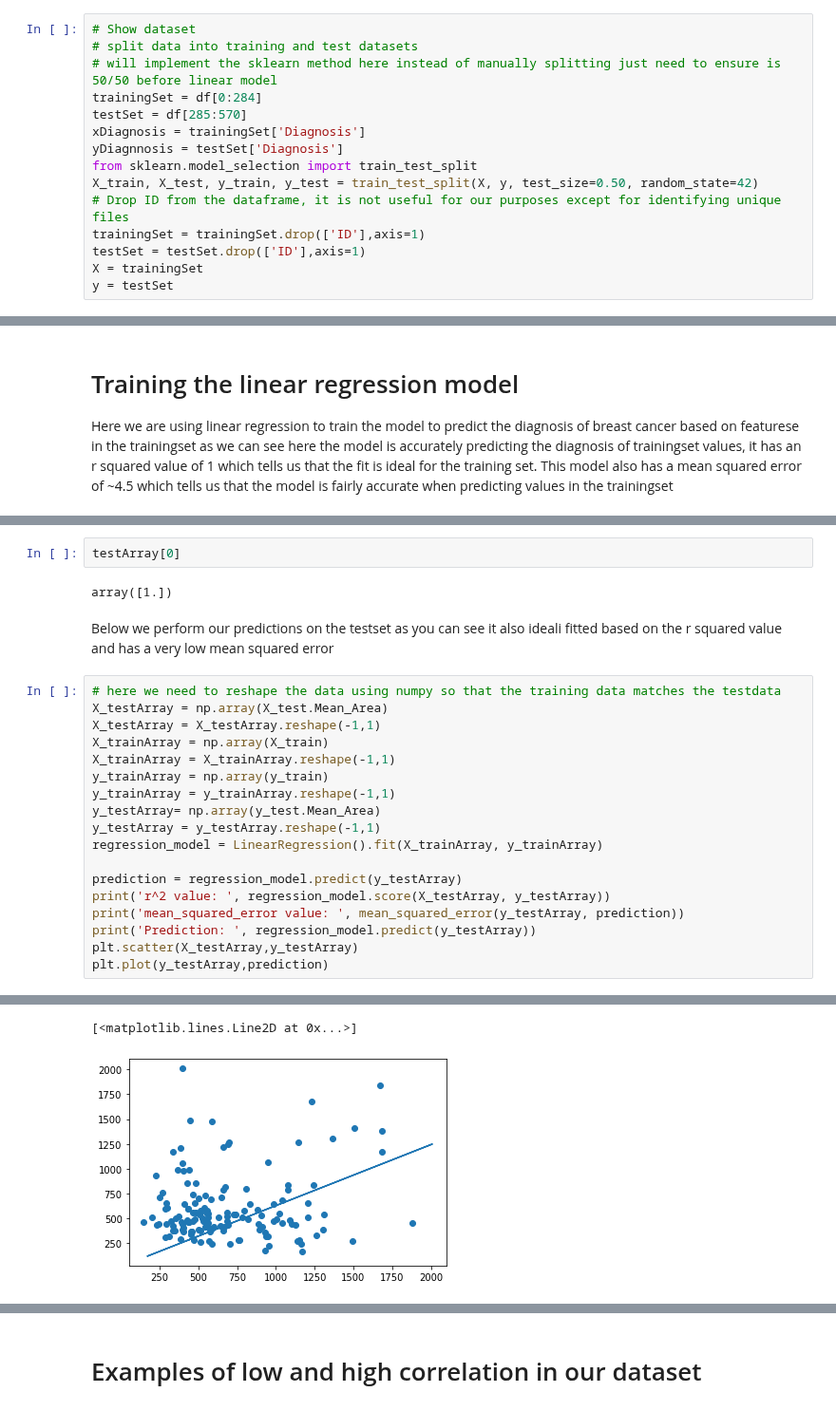
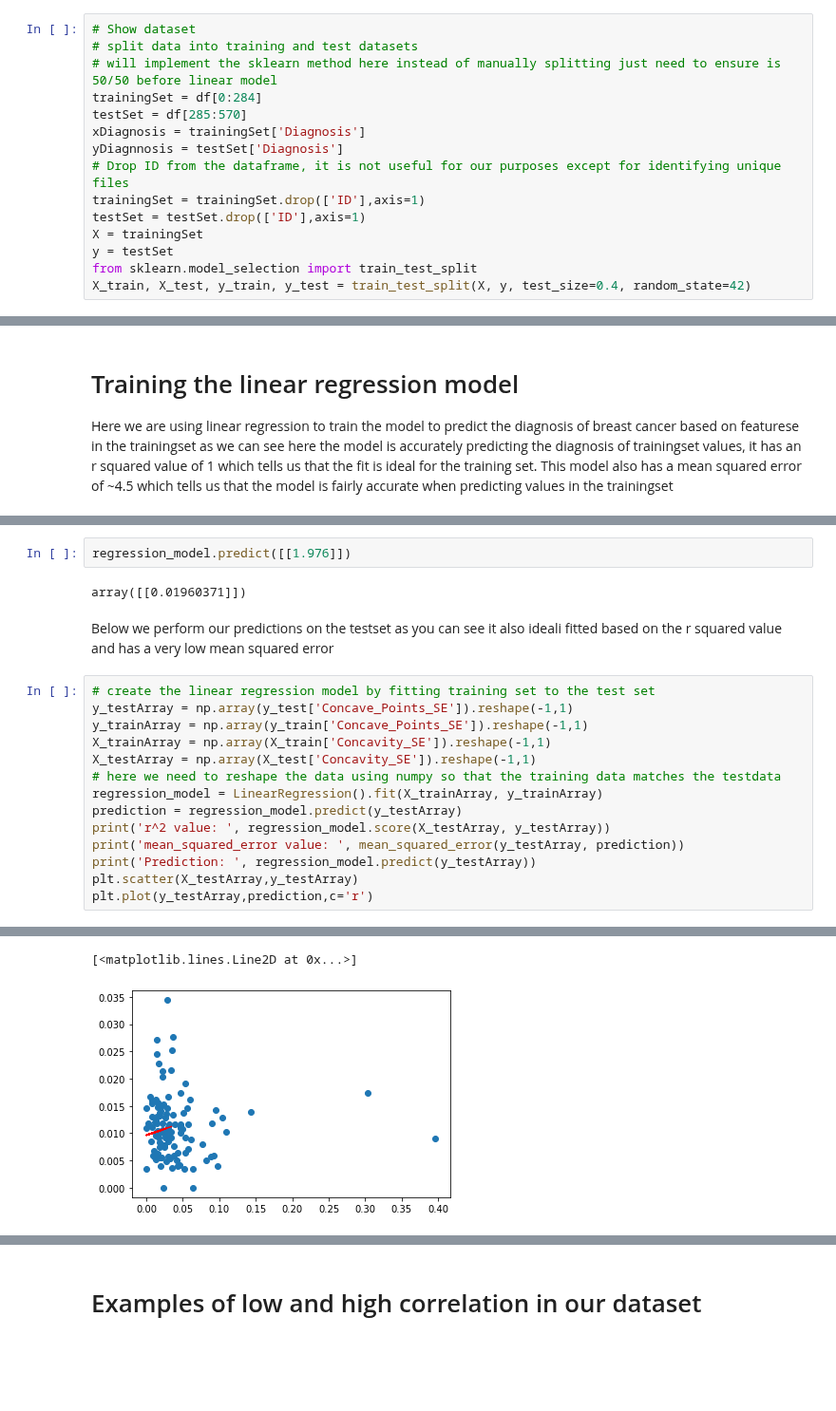
Before and after one commit to Ultan-Kearns/LYIT-Machine-Learning-Project, a Jupyter notebook: CA3Notebook.ipynb, the cells around one changed output, grey strips where cells are left out. Shown at 95% size. Cells and saved outputs as stored; diff of their text form; blank space fills up the shorter version.

```diff
--- a/CA3Notebook.ipynb
+++ b/CA3Notebook.ipynb
@@ -30,10 +30,10 @@ trainingSet = df[0:284]
 testSet = df[285:570]
 xDiagnosis = trainingSet['Diagnosis']
 yDiagnnosis = testSet['Diagnosis']
-from sklearn.model_selection import train_test_split
-X_train, X_test, y_train, y_test = train_test_split(X, y, test_size=0.50, random_state=42)
 # Drop ID from the dataframe, it is not useful for our purposes except for identifying unique files
 trainingSet = trainingSet.drop(['ID'],axis=1)
 testSet = testSet.drop(['ID'],axis=1)
 X = trainingSet
 y = testSet
+from sklearn.model_selection import train_test_split
+X_train, X_test, y_train, y_test = train_test_split(X, y, test_size=0.4, random_state=42)
@@ -194,25 +256,21 @@ Prediction:  [[16.6320913 ]
-# %%
-testArray[0]
-# %% [output]
-array([1.])
+# %%
+regression_model.predict([[1.976]])
+# %% [output]
+array([[0.01960371]])
 # %% [markdown]
 Below we perform our predictions on the testset as you can see it also ideali fitted based on the r squared value and has a very low mean squared error
 # %%
+# create the linear regression model by fitting training set to the test set
+y_testArray = np.array(y_test['Concave_Points_SE']).reshape(-1,1)
+y_trainArray = np.array(y_train['Concave_Points_SE']).reshape(-1,1)
+X_trainArray = np.array(X_train['Concavity_SE']).reshape(-1,1)
+X_testArray = np.array(X_test['Concavity_SE']).reshape(-1,1)
 # here we need to reshape the data using numpy so that the training data matches the testdata
-X_testArray = np.array(X_test.Mean_Area)
-X_testArray = X_testArray.reshape(-1,1)
-X_trainArray = np.array(X_train)
-X_trainArray = X_trainArray.reshape(-1,1)
-y_trainArray = np.array(y_train)
-y_trainArray = y_trainArray.reshape(-1,1)
-y_testArray= np.array(y_test.Mean_Area)
-y_testArray = y_testArray.reshape(-1,1)
 regression_model = LinearRegression().fit(X_trainArray, y_trainArray)
-
 prediction = regression_model.predict(y_testArray)
 print('r^2 value: ', regression_model.score(X_testArray, y_testArray))
 print('mean_squared_error value: ', mean_squared_error(y_testArray, prediction))
 print('Prediction: ', regression_model.predict(y_testArray))
 plt.scatter(X_testArray,y_testArray)
-plt.plot(y_testArray,prediction)
+plt.plot(y_testArray,prediction,c='r')
 # %% [output]
@@ -236,2 +294,2 @@ Prediction:  [[ 318.23724451]
 [<matplotlib.lines.Line2D at 0x...>]
-[figure, old version]
+[figure, new version]
```
Also changed, not shown: parts of 30 cells of this notebook.
